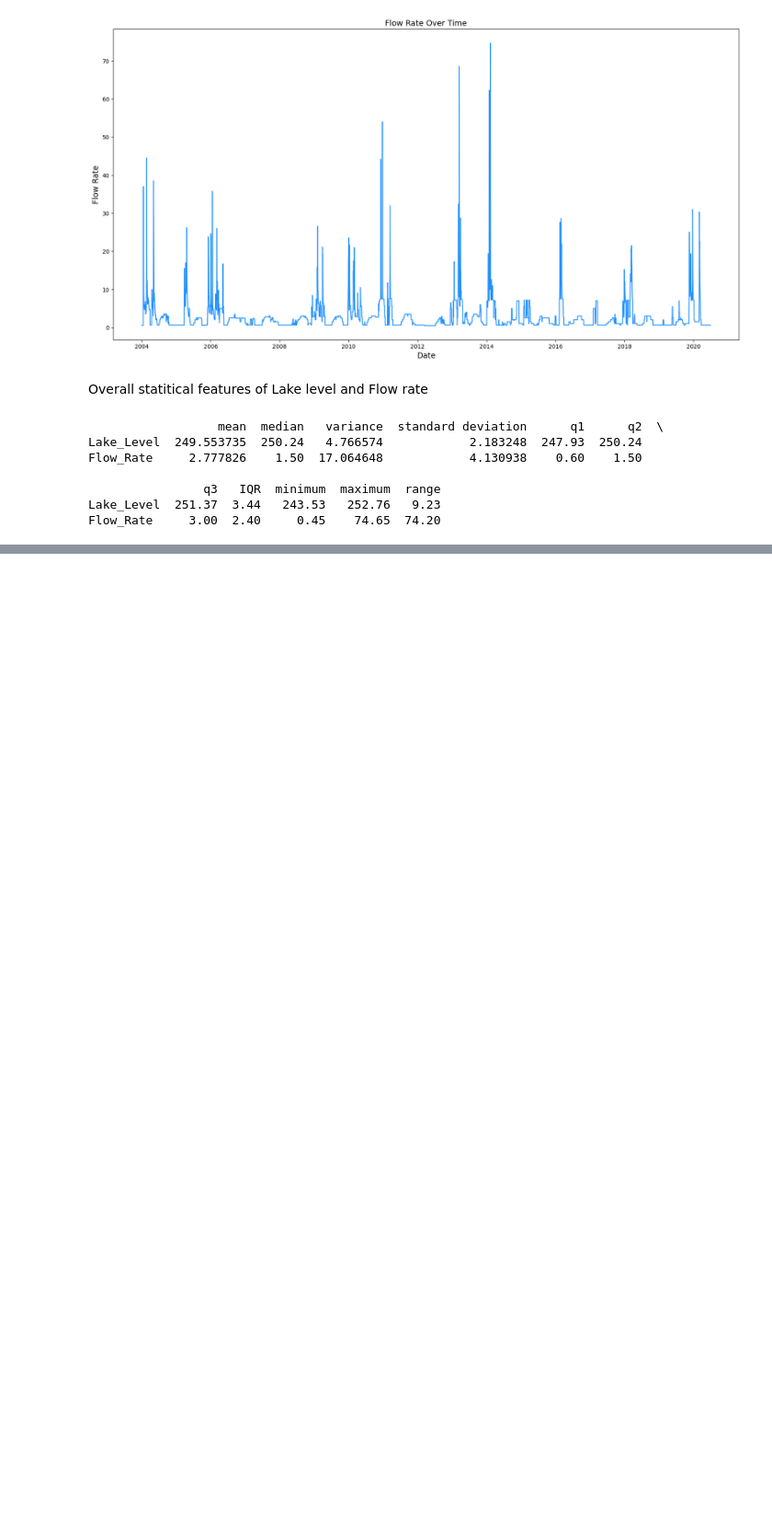
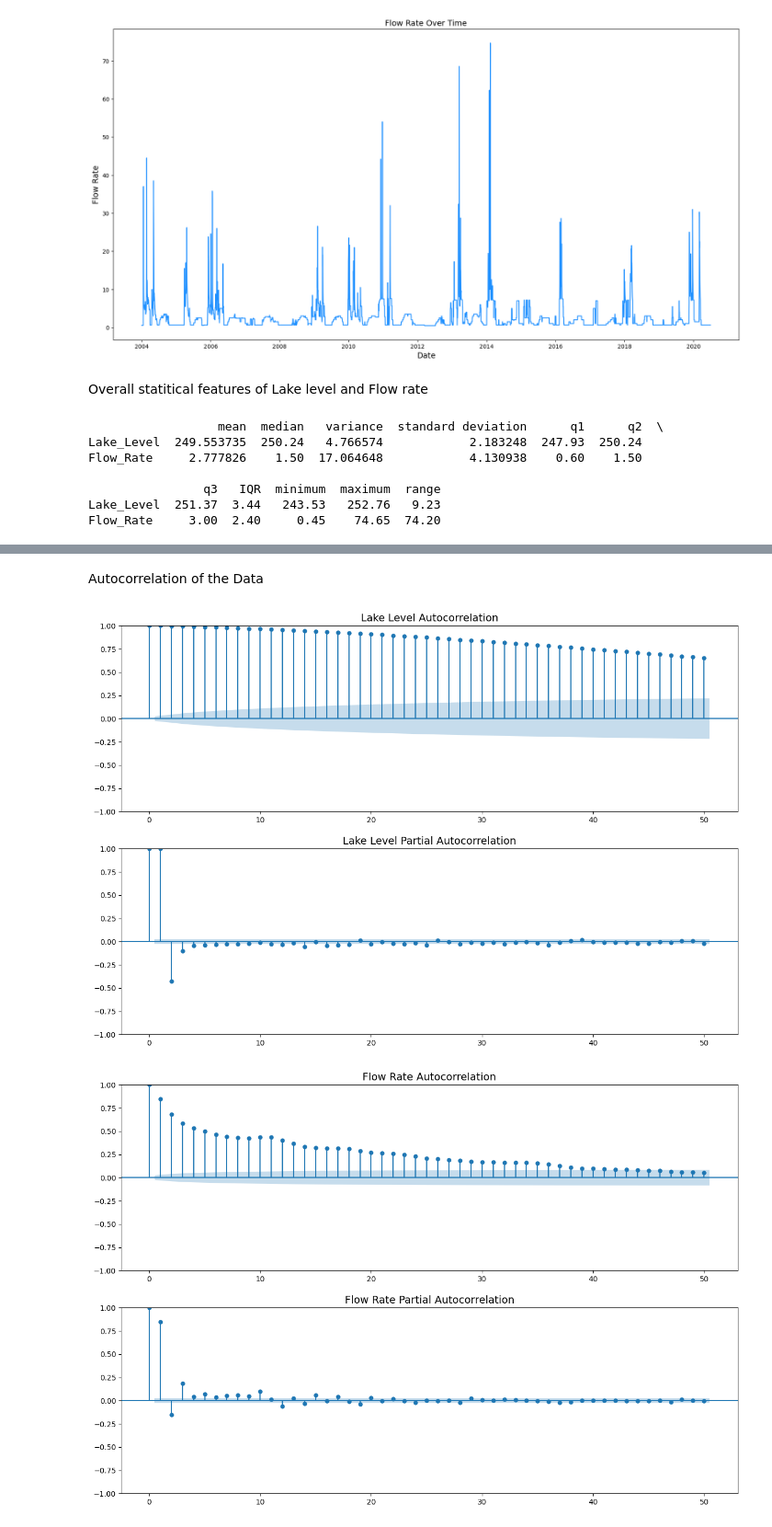
Before and after one commit to 4GeeksAcademy/Time-Series-Marcel, a Jupyter notebook: src/explore.ipynb, the cells around one changed output, grey strips where cells are left out. Shown at 92% size. Cells and saved outputs as stored; diff of their text form; code cells hidden in the pictures; blank space fills up the shorter version.

```diff
--- a/src/explore.ipynb
+++ b/src/explore.ipynb
@@ -167,0 +173,25 @@ plt.show()
+# %% [markdown]
+Autocorrelation of the Data
+# %%
+from statsmodels.graphics.tsaplots import plot_acf, plot_pacf
+
+# Autocorrelation and Partial Autocorrelation for Lake Level
+f, ax = plt.subplots(2, 1, figsize=(15, 10))
+plot_acf(df_Bilancino['Lake_Level'].fillna(method='ffill'), lags=50, ax=ax[0])
+ax[0].set_title('Lake Level Autocorrelation', fontsize=14)
+plot_pacf(df_Bilancino['Lake_Level'].fillna(method='ffill'), lags=50, ax=ax[1])
+ax[1].set_title('Lake Level Partial Autocorrelation', fontsize=14)
+
+plt.show()
+
+# Autocorrelation and Partial Autocorrelation for Flow Rate
+f, ax = plt.subplots(2, 1, figsize=(15, 10))
+plot_acf(df_Bilancino['Flow_Rate'].fillna(method='ffill'), lags=50, ax=ax[0])
+ax[0].set_title('Flow Rate Autocorrelation', fontsize=14)
+plot_pacf(df_Bilancino['Flow_Rate'].fillna(method='ffill'), lags=50, ax=ax[1])
+ax[1].set_title('Flow Rate Partial Autocorrelation', fontsize=14)
+
+plt.show()
+# %% [output]
+[figure, added]
+[figure, added]
```
Also changed, not shown: parts of 7 cells of this notebook.
